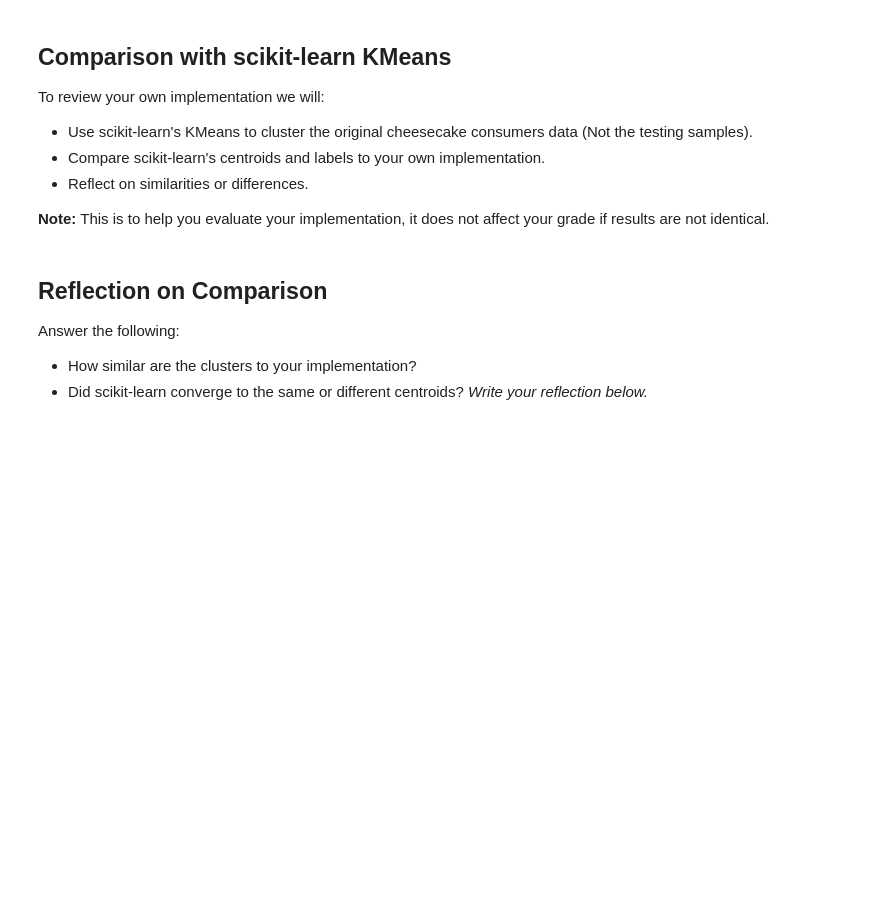
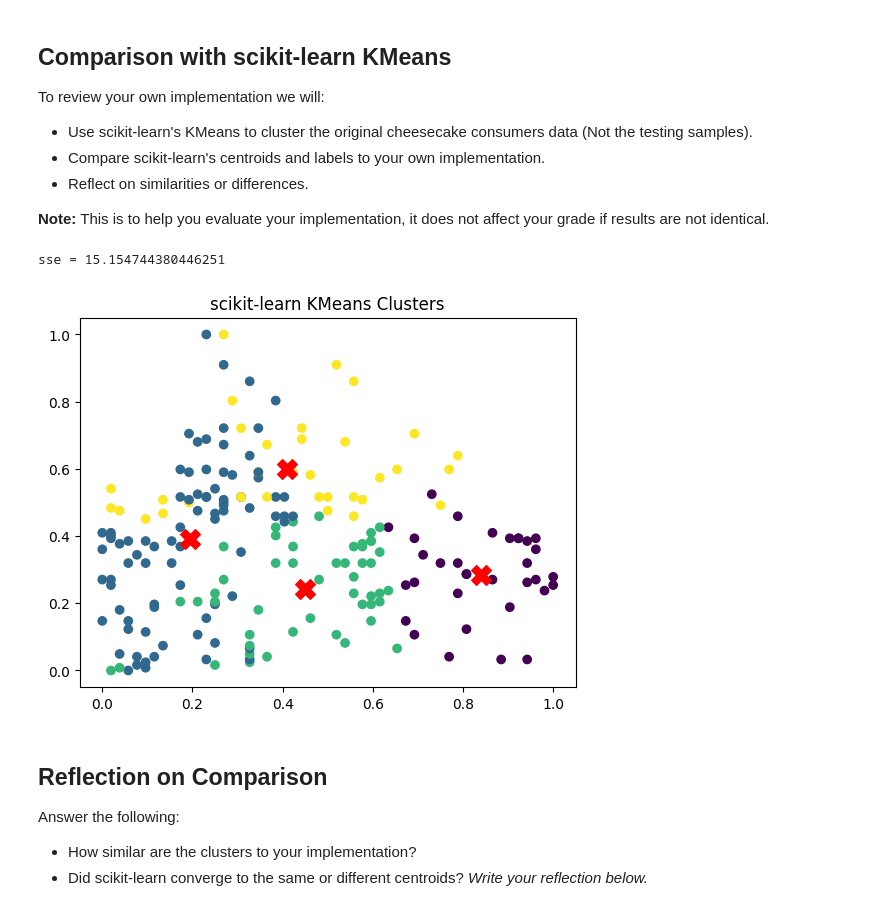
Before and after one commit to 7sr7/Intro-to-AI-HW2, a Jupyter notebook: Silvestre_Intro_to_AI_HW_2.ipynb, the cells around one changed output. Cells and saved outputs as stored; diff of their text form; code cells hidden in the pictures; blank space fills up the shorter version.

```diff
--- a/Silvestre_Intro_to_AI_HW_2.ipynb
+++ b/Silvestre_Intro_to_AI_HW_2.ipynb
@@ -1006,22 +1122,35 @@ To review your own implementation we will:
 from sklearn.cluster import KMeans
 
 # Fit KMeans
-# kmeans_sklearn = KMeans(n_clusters=..., random_state=0)
-# kmeans_sklearn.fit(standardized_x)
+kmeans_sklearn = KMeans(n_clusters=4, random_state=0)
+kmeans_sklearn.fit(x_train)
 
 # Get labels and centroids
-# sklearn_labels = kmeans_sklearn.labels_
-# sklearn_clusters = kmeans_sklearn.cluster_centers_
+sklearn_labels = kmeans_sklearn.labels_
+sklearn_clusters = kmeans_sklearn.cluster_centers_
+
+
+# calculating SSE (to be used in determining best k value)...
+distancesSK = np.linalg.norm(x_train[:, np.newaxis] - sklearn_clusters, axis=2)
+minDistSK = np.min(distancesSK, axis=1)
+sseSK = np.sum(minDistSK ** 2)
 # %%
 # TODO: Plot scikit-learn clusters
-
 import matplotlib.pyplot as plt
 
-# plt.scatter(x_feature_1, x_feature_2, sklearn_labels, cmap='viridis', s=50)
-# plt.xlabel("Standardized Feature 1 Name")
-# plt.ylabel("Standardized Feature 2 Name")
-# plt.title("scikit-learn KMeans Clusters")
-# plt.show()
+# results
+print(f"sse = {sseSK}")
+
+
+
+plt.scatter(x_train[:,0], x_train[:,1], c=sklearn_labels, cmap="viridis")
+
+plt.scatter(sklearn_clusters[:, 0], sklearn_clusters[:, 1], c='red', s=200, marker='X', label='Centroids', cmap = "viridis")
+plt.title("scikit-learn KMeans Clusters")
+plt.show()
+# %% [output]
+sse = 15.154744380446251
+[figure, added]
 # %% [markdown]
 ## Reflection on Comparison
 
```
Also changed, not shown: parts of 14 cells of this notebook.
